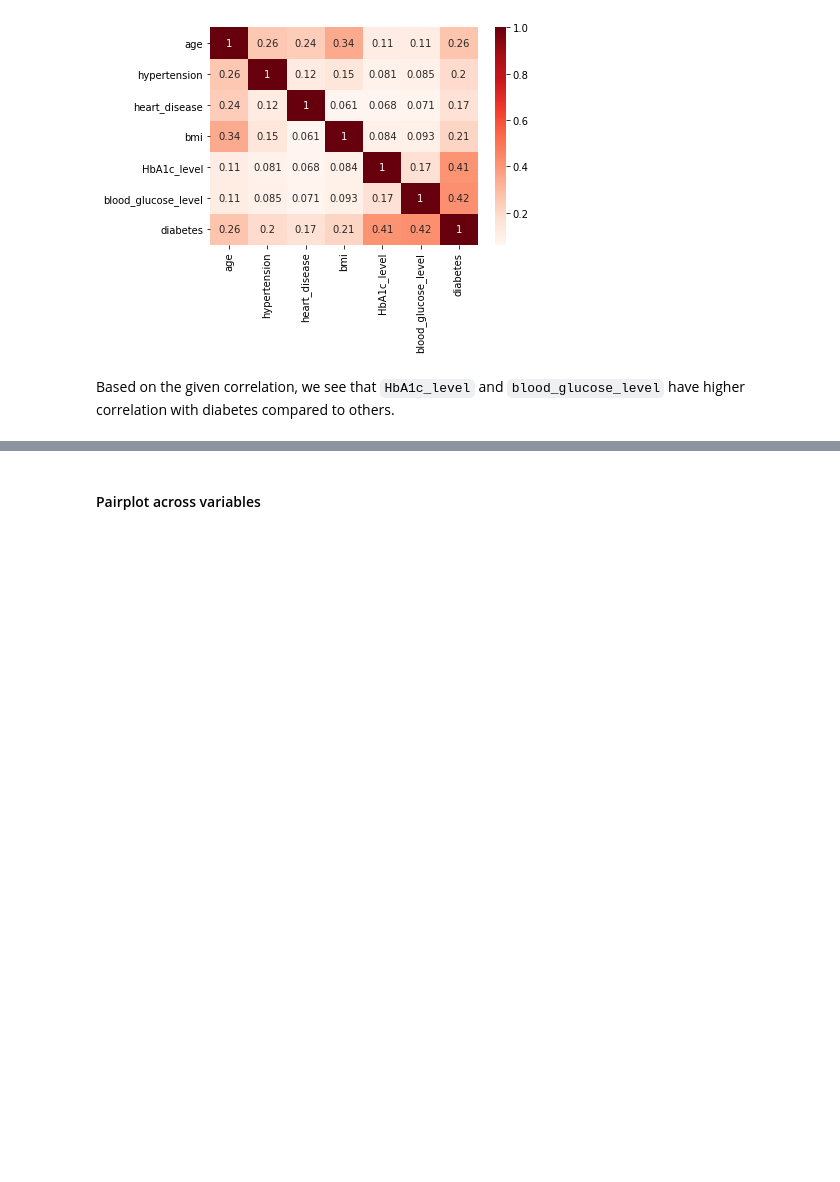
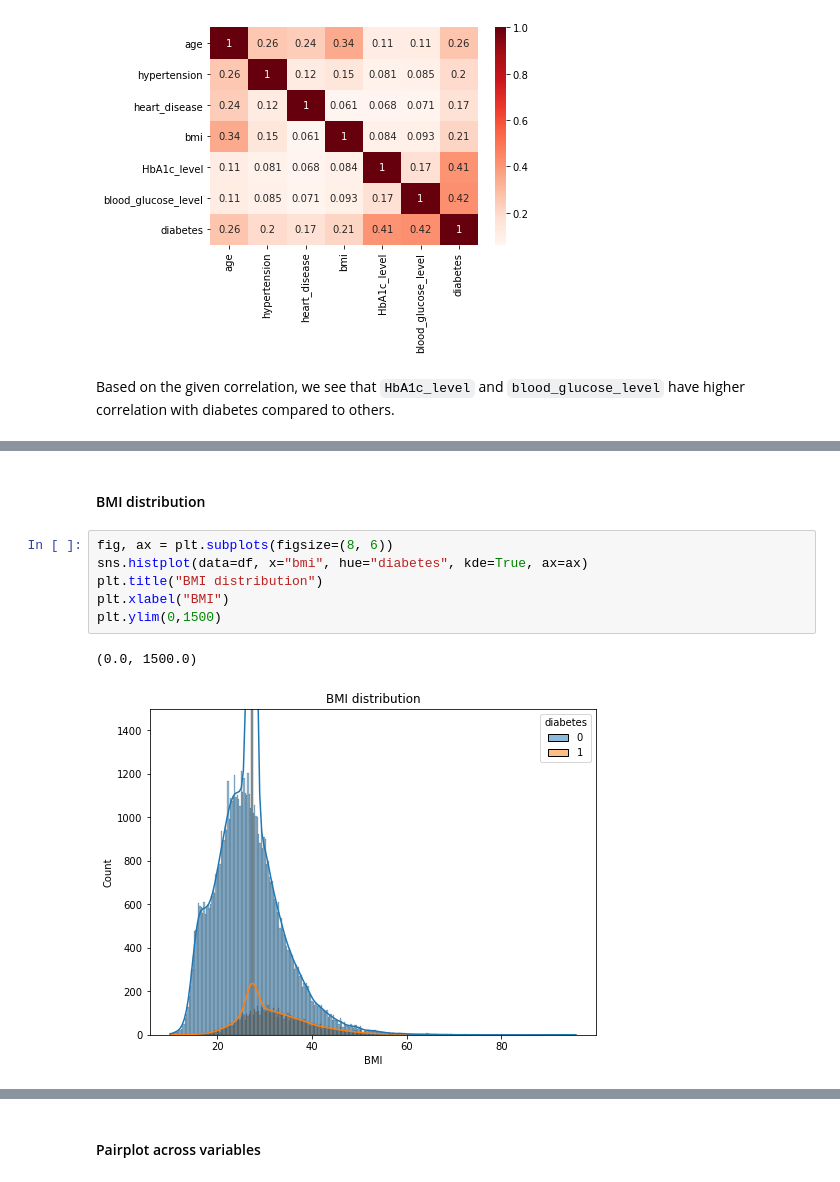
Before and after one commit to pjw0417/Group002-SP23, a Jupyter notebook: FinalProject_Group002-SP23.ipynb, the cells around one changed output, grey strips where cells are left out. Drawn from its saved outputs; the diff is of its cells as text; blank space fills up the shorter version.

```diff
--- a/FinalProject_Group002-SP23.ipynb
+++ b/FinalProject_Group002-SP23.ipynb
@@ -150,0 +176,11 @@ Based on the given correlation, we see that `HbA1c_level` and `blood_glucose_lev
+# %% [markdown]
+#### BMI distribution
+# %%
+fig, ax = plt.subplots(figsize=(8, 6))
+sns.histplot(data=df, x="bmi", hue="diabetes", kde=True, ax=ax)
+plt.title("BMI distribution")
+plt.xlabel("BMI")
+plt.ylim(0,1500)
+# %% [output]
+(0.0, 1500.0)
+[figure, added]
```
Also changed, not shown: parts of 69 cells of this notebook, 2 other files.
